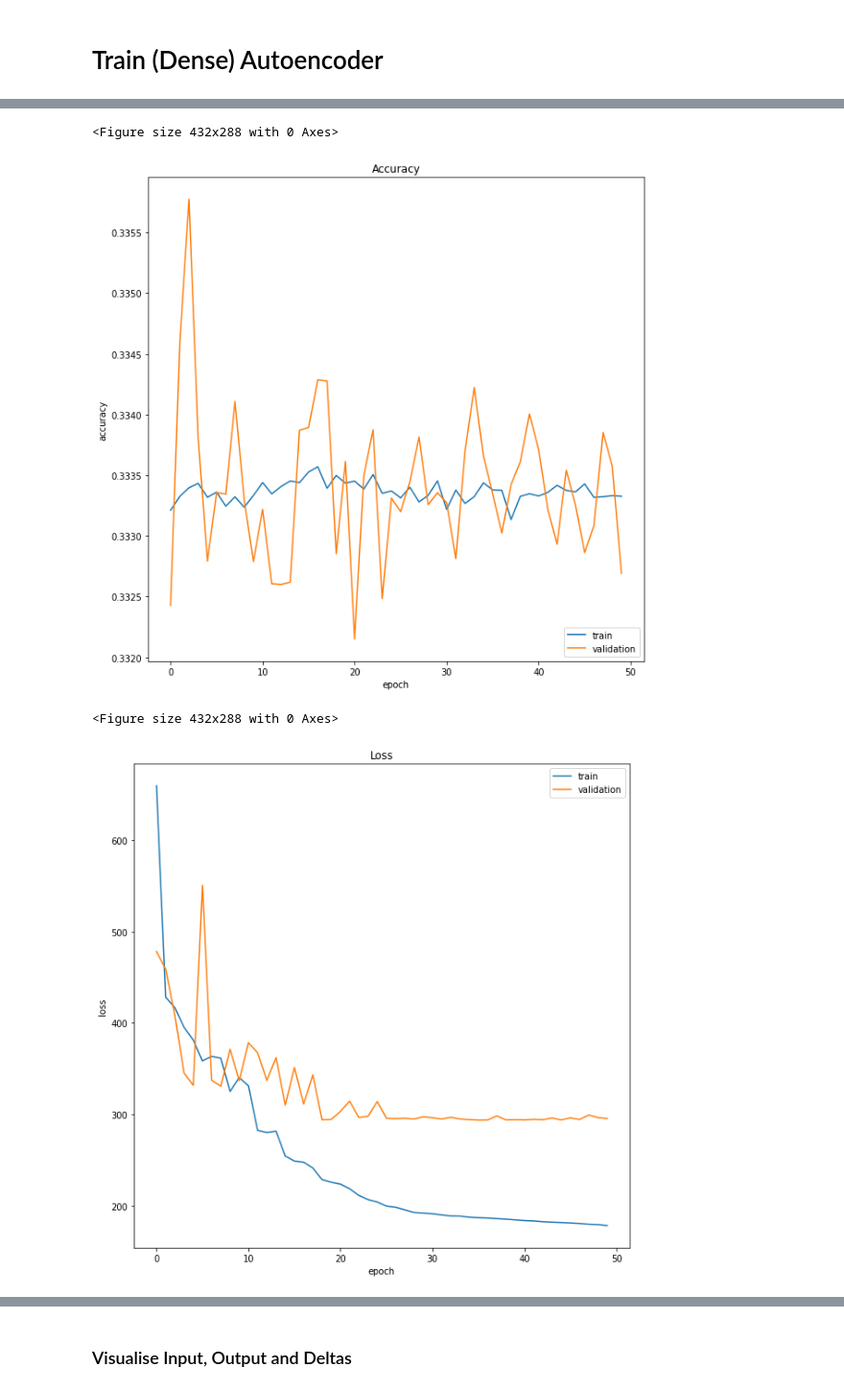
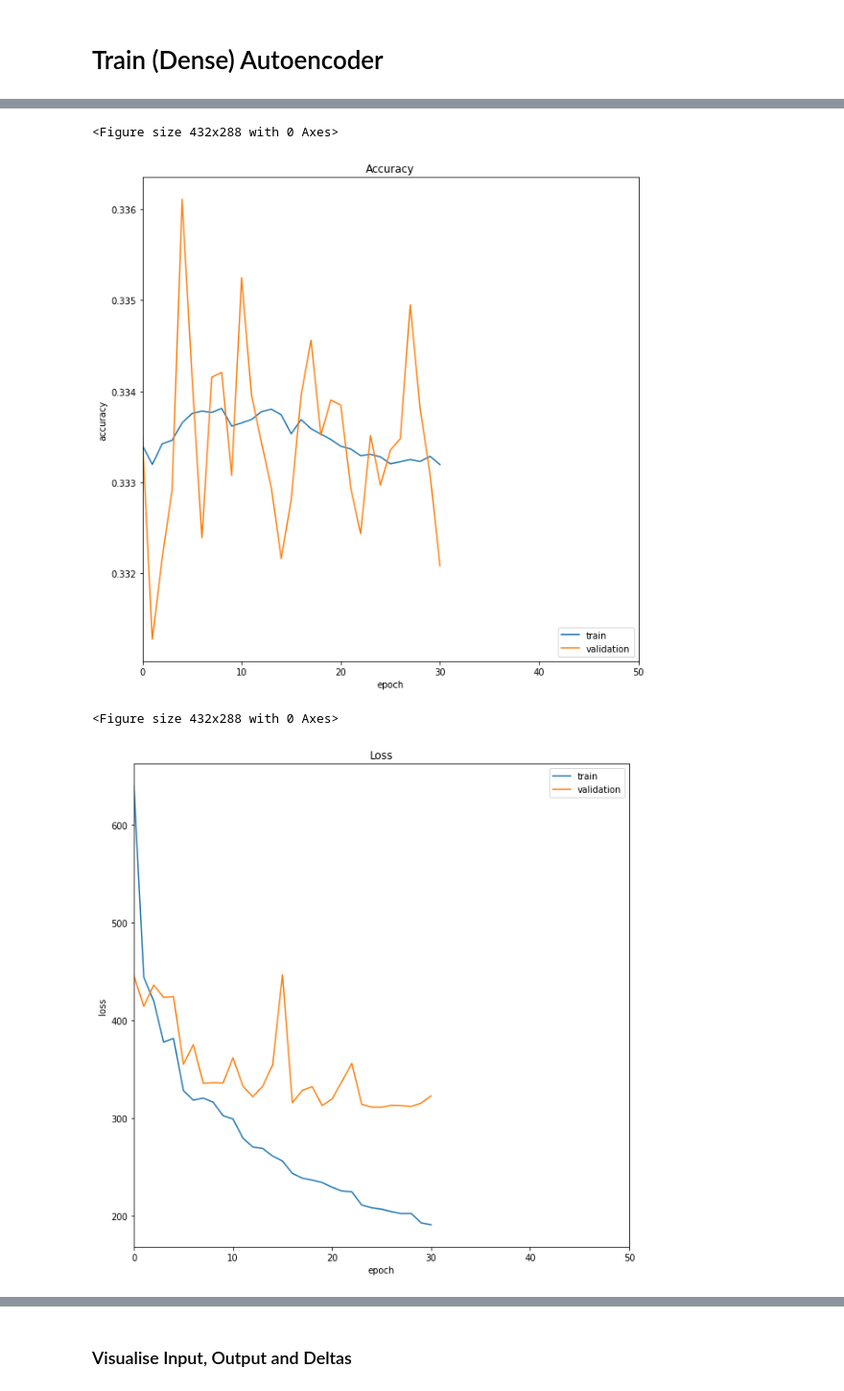
Before and after one commit to highproformas/dlv_groupwork, a Jupyter notebook: notebooks/Autoencoders_Combined.ipynb, the cells around one changed output, grey strips where cells are left out. Shown at 96% size. Cells and saved outputs as stored; diff of their text form; code cells hidden in the pictures.

```diff
--- a/notebooks/Autoencoders_Combined.ipynb
+++ b/notebooks/Autoencoders_Combined.ipynb
@@ -279,8 +280,8 @@ def get_callbacks(name):
             factor=0.5,
             patience=3,
             min_lr=0.00001)
-
-        return [tensorboard_callback, csv_callback, checkpoint_callback, reduce_lr_plateau_callback]
+        early_stopping = tf.keras.callbacks.EarlyStopping(monitor='val_loss', patience=5)
+        return [tensorboard_callback, csv_callback, checkpoint_callback, reduce_lr_plateau_callback, early_stopping]
 # %% [markdown]
 # Train (Dense) Autoencoder
 # %%
@@ -321,37 +322,41 @@ def plot_accuracy(hist):
     plt.plot(hist.history["accuracy"])
     plt.plot(hist.history["val_accuracy"])
     plt.title(title)
+    ax = plt.gca()
+    ax.set_xlim([0, EPOCHS])
     plt.ylabel("accuracy")
     plt.xlabel("epoch")
     plt.legend(["train", "validation"], loc="lower right")
     plt.show(block=False)
     plt.savefig(os.path.join(plot_dir, f'accuracy_{timestamp}.png'))
 
 def plot_loss(hist):
     plt.clf()
     plt.figure(figsize=(10,10))
     title = f"Loss"
     plt.plot(hist.history["loss"])
     plt.plot(hist.history["val_loss"])
     plt.title(title)
+    ax = plt.gca()
+    ax.set_xlim([0, EPOCHS])
     plt.ylabel("loss")
     plt.xlabel("epoch")
     plt.legend(["train", "validation"], loc="upper right")
     plt.show(block=False)
     plt.savefig(os.path.join(plot_dir, f'loss_{timestamp}.png'))
 
 def plot_metrics(history, metrics):
     if 'accuracy' in metrics:
         plot_accuracy(hist=history)
     if 'loss' in metrics:
         plot_loss(hist=history)
 
 plot_metrics(history, ['accuracy', 'loss'])
 # %% [output]
 <Figure size 432x288 with 0 Axes>
-[figure, old version]
+[figure, new version]
 <Figure size 432x288 with 0 Axes>
-[figure, old version]
+[figure, new version]
 <Figure size 432x288 with 0 Axes>
 # %%
 model_save_dir = os.path.join(outpath, 'aedense', f'model')
```
Also changed, not shown: parts of 17 cells of this notebook, 9 other files.
